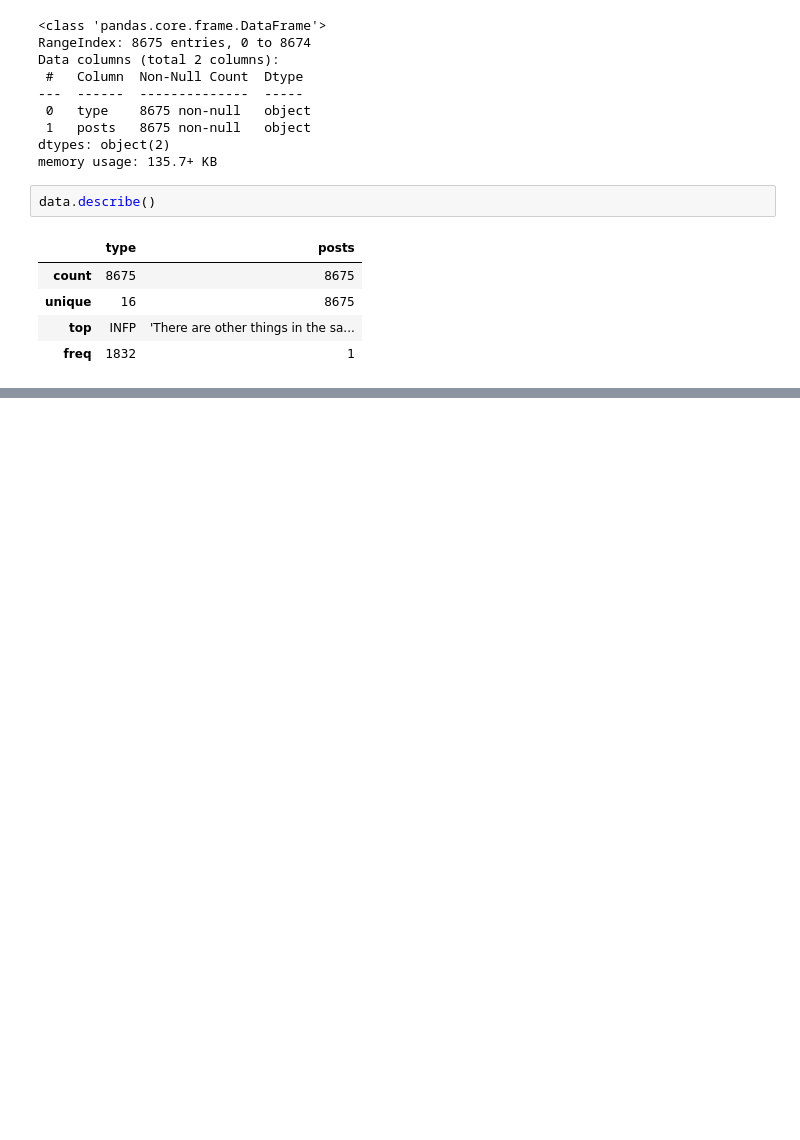
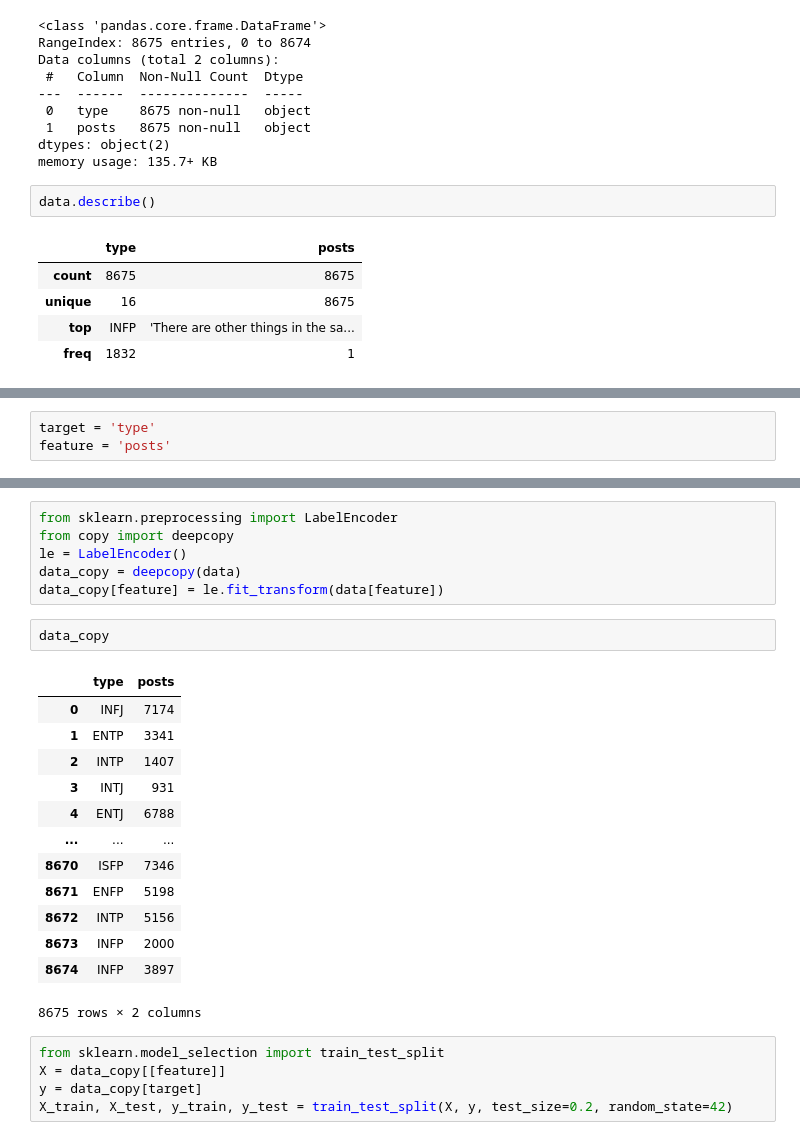
Before and after one commit to yaniv92648/ITC_Final_Project_AirBnB, a Jupyter notebook: ITC_Final_Project_Personality_Types.ipynb, the cells around one changed output, grey strips where cells are left out. Saved outputs shown, nothing was run; the diff lists cells and outputs as text; blank space fills up the shorter version.

```diff
--- a/ITC_Final_Project_Personality_Types.ipynb
+++ b/ITC_Final_Project_Personality_Types.ipynb
@@ -45,0 +68,3 @@ TWITTER_API_SECRET_KEY = 'JjlTbrxGWghmUuQttD7Eq0rbZ4iDkqwKazOT5epdgvPUds0zNC'
+# %%
+target = 'type'
+feature = 'posts'
@@ -45,0 +101,27 @@ TWITTER_API_SECRET_KEY = 'JjlTbrxGWghmUuQttD7Eq0rbZ4iDkqwKazOT5epdgvPUds0zNC'
+# %%
+from sklearn.preprocessing import LabelEncoder
+from copy import deepcopy
+le = LabelEncoder()
+data_copy = deepcopy(data)
+data_copy[feature] = le.fit_transform(data[feature])
+# %%
+data_copy
+# %% [output]
+|  | type | posts |
+| 0 | INFJ | 7174 |
+| 1 | ENTP | 3341 |
+| 2 | INTP | 1407 |
+| 3 | INTJ | 931 |
+| 4 | ENTJ | 6788 |
+| ... | ... | ... |
+| 8670 | ISFP | 7346 |
+| 8671 | ENFP | 5198 |
+| 8672 | INTP | 5156 |
+| 8673 | INFP | 2000 |
+| 8674 | INFP | 3897 |
+8675 rows × 2 columns
+# %%
+from sklearn.model_selection import train_test_split
+X = data_copy[[feature]]
+y = data_copy[target]
+X_train, X_test, y_train, y_test = train_test_split(X, y, test_size=0.2, random_state=42)
```
Also changed, not shown: parts of 10 cells of this notebook.
